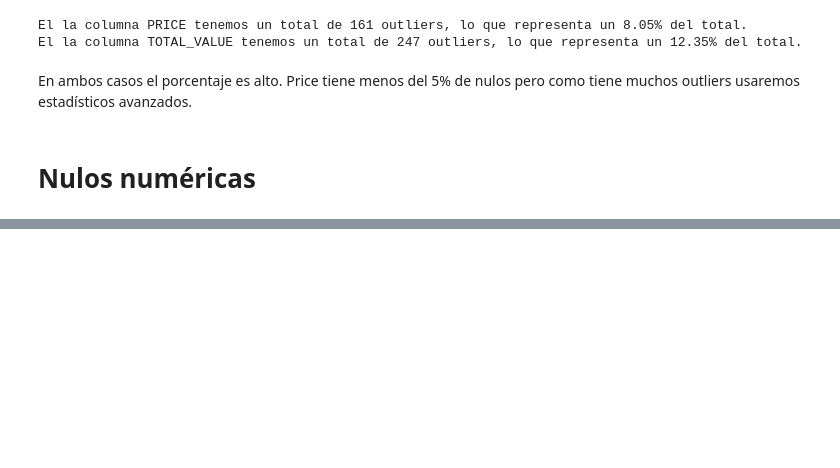
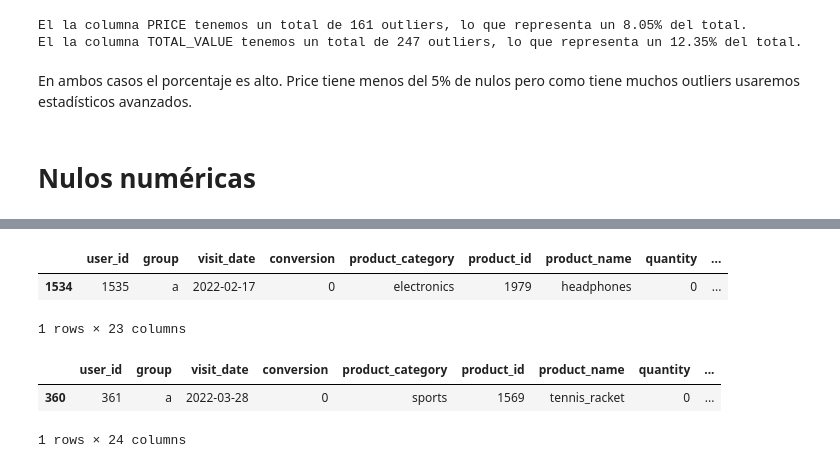
Before and after one commit to IGA-0658/amazon_abtesting, a Jupyter notebook: notebooks/03.nulos.ipynb, the cells around one changed output, grey strips where cells are left out. Drawn from its saved outputs; the diff is of its cells as text; code cells hidden in the pictures; blank space fills up the shorter version.

```diff
--- a/notebooks/03.nulos.ipynb
+++ b/notebooks/03.nulos.ipynb
@@ -321,0 +378,14 @@ Price tiene menos del 5% de nulos pero como tiene muchos outliers usaremos estad
+# %%
+df_filled_simple = imputar_iterative(df_filled_simple, ['price'])
+df_filled_simple.sample()
+# %% [output]
+|  | user_id | group | visit_date | conversion | product_category | product_id | product_name | quantity | ... |
+| 1534 | 1535 | a | 2022-02-17 | 0 | electronics | 1979 | headphones | 0 | ... |
+1 rows × 23 columns
+# %%
+df_filled_simple = imputar_knn(df_filled_simple, ['price'])
+df_filled_simple.sample()
+# %% [output]
+|  | user_id | group | visit_date | conversion | product_category | product_id | product_name | quantity | ... |
+| 360 | 361 | a | 2022-03-28 | 0 | sports | 1569 | tennis_racket | 0 | ... |
+1 rows × 24 columns
```
Also changed, not shown: parts of 15 cells of this notebook, 1 other file.
